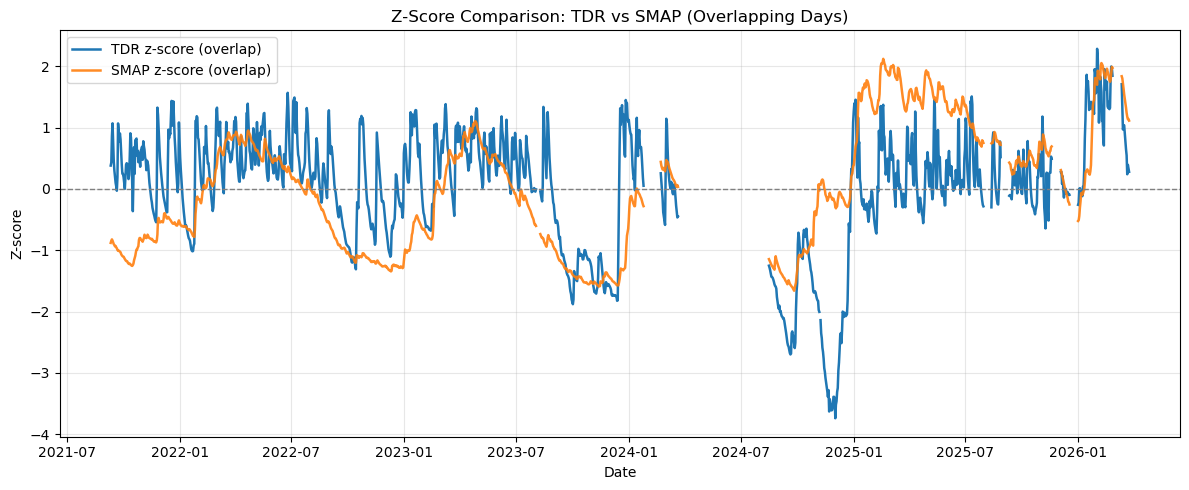
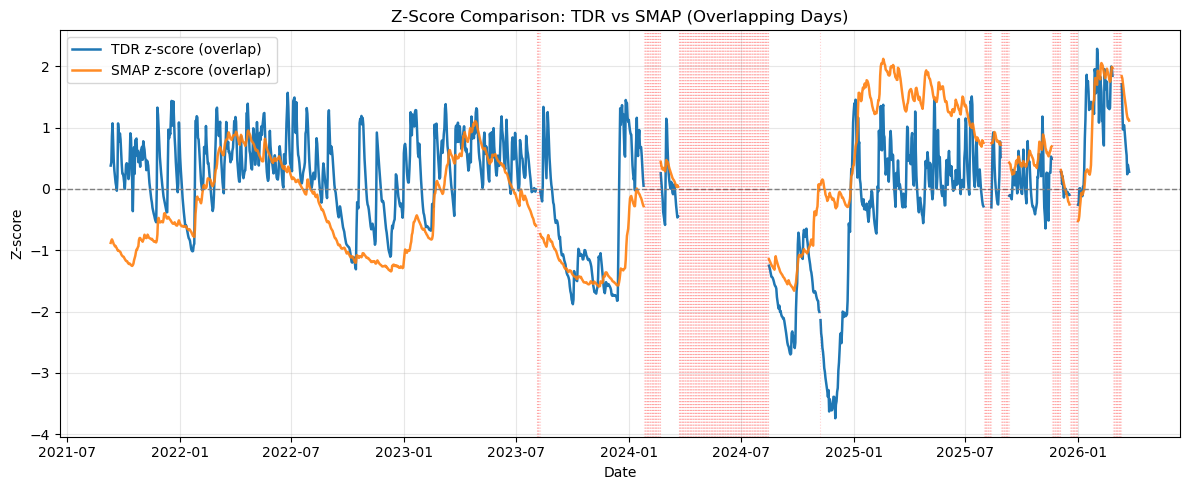
The change to this notebook cell's code, shown as a diff; its figure went from the first image to the second:
--- before
+++ after
@@ -24,5 +24,7 @@
 z_plot = z_df.reindex(z_timeline)
 
-print(f"Missing days shown as breaks in overlap z-score plot: {z_plot['tdr_z'].isna().sum()}")
+missing_break_dates = z_plot.index[z_plot["tdr_z"].isna()]
+
+print(f"Missing days shown as breaks in overlap z-score plot: {len(missing_break_dates)}")
 
 plt.figure(figsize=(12, 5))
@@ -30,4 +32,7 @@
 plt.plot(z_timeline, z_plot["smap_z"], label="SMAP z-score (overlap)", linewidth=1.8, alpha=0.9)
 plt.axhline(0, color="gray", linestyle="--", linewidth=1)
+ax = plt.gca()
+for missing_date in missing_break_dates:
+    ax.axvline(missing_date, color="red", linestyle=":", linewidth=0.8, alpha=0.18)
 plt.title("Z-Score Comparison: TDR vs SMAP (Overlapping Days)")
 plt.xlabel("Date")

Commit: SMAP results graphs updated